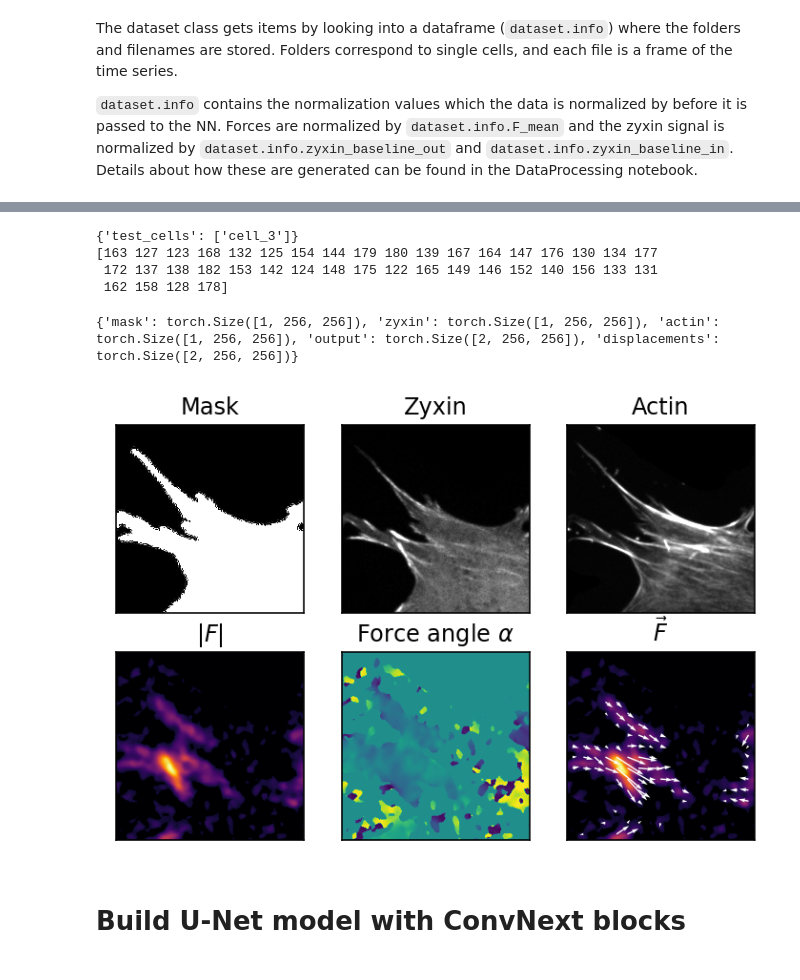
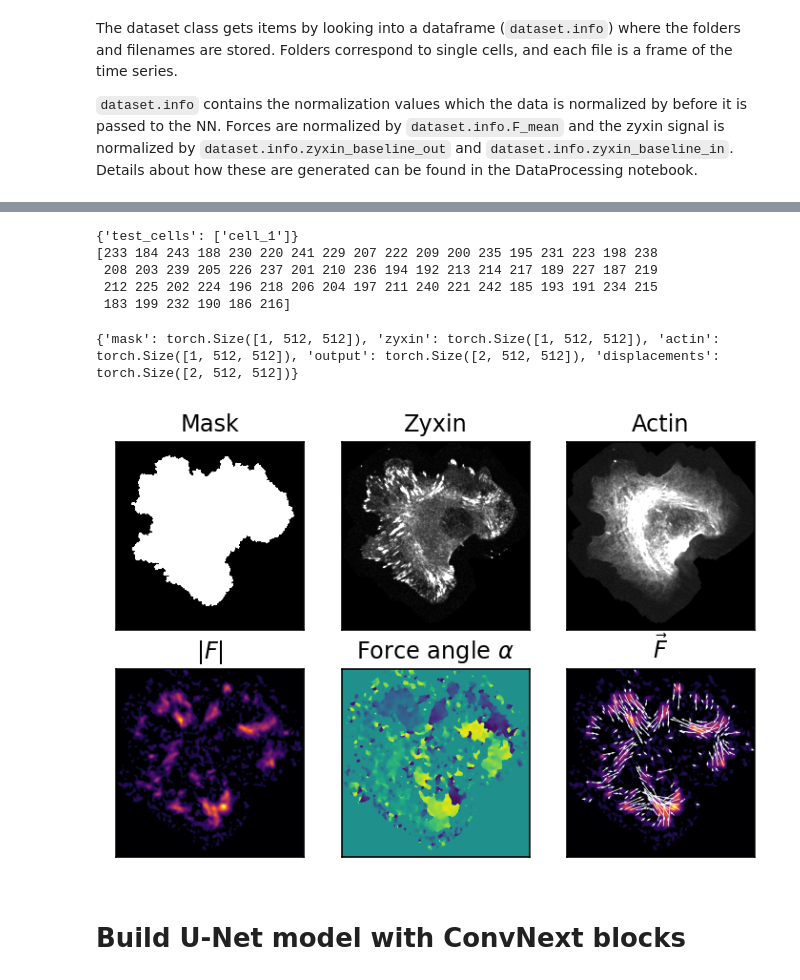
Before and after one commit to schmittms/cell_force_prediction, a Jupyter notebook: train_unet.ipynb, the cells around one changed output, grey strips where cells are left out. Cells and saved outputs as stored; diff of their text form; code cells hidden in the pictures.

```diff
--- a/train_unet.ipynb
+++ b/train_unet.ipynb
@@ -44,12 +41,12 @@ pin_memory = True if torch.cuda.is_available() else False
 
 # Dataset
 directory  = './data/ZyxAct_16kPa_small/'
-test_cells = 'cell_3'
+test_cells = 'cell_1'
 
 
 in_channels  = [[6],[7]] # Example: [[4], [4,6], [4,6,7]]. Channel 4 is mask, 6 is zyxin, 7 is other protein (here actin)
 out_channels = (2,3)
-transform_kwargs = {'crop_size': 256,
+transform_kwargs = {'crop_size': 512,
                     'output_channels': out_channels,
                     'vector_components': [out_channels, (0,1)],
                     'magnitude_only': False,
@@ -65,7 +62,7 @@ dataset_kwargs = {
                     'in_channels': in_channels,
                     'out_channels': out_channels,
                     'transform_kwargs': transform_kwargs,
-                    'frames_to_keep': 200,
+                    'frames_to_keep': 256,
                     'input_baseline_normalization': 'outside_inside', # Comment on what these do
                     'output_baseline_normalization': 'mean_dataset',
                     'remake_dataset_csv': True,
@@ -104,44 +101,45 @@ df.head(10)
 print(dataset.test_cells)
 print(dataset.test_indices)
 # %% [output]
-{'test_cells': ['cell_3']}
-[163 127 123 168 132 125 154 144 179 180 139 167 164 147 176 130 134 177
- 172 137 138 182 153 142 124 148 175 122 165 149 146 152 140 156 133 131
- 162 158 128 178]
+{'test_cells': ['cell_1']}
+[233 184 243 188 230 220 241 229 207 222 209 200 235 195 231 223 198 238
+ 208 203 239 205 226 237 201 210 236 194 192 213 214 217 189 227 187 219
+ 212 225 202 224 196 218 206 204 197 211 240 221 242 185 193 191 234 215
+ 183 199 232 190 186 216]
 # %%
 fig,ax=plt.subplots(2,3,figsize=(2*3, 2*2), dpi=144)
 
-cell = 'cell_0'
-frame = 14
+cell = 'cell_1'
+frame = 5
 
 idx = dataset.info.index[(dataset.info.folder==cell)&(dataset.info.frame==frame)].tolist()[0] # Get index in dataframe that contains the right cell and frame.
 
 sample = dataset[idx] # get item
 
 print({key: sample[key].shape for key in sample.keys()})
 
 
 ax[0][0].set_title('Mask')
 ax[0][0].imshow(sample['mask'].squeeze(), origin='lower', cmap='gray', vmax=1, vmin=0)
 ax[0][1].set_title('Zyxin')
 ax[0][1].imshow(sample['zyxin'].squeeze(), origin='lower', cmap='gray', vmax=3, vmin=0)
 ax[0][2].set_title('Actin')
 ax[0][2].imshow(sample['actin'].squeeze(), origin='lower', cmap='gray', vmax=10, vmin=0)
 
 ax[1][0].set_title('$|F|$')
 ax[1][0].imshow(sample['output'].squeeze()[0], origin='lower', cmap='inferno')
 ax[1][1].set_title('Force angle $\\alpha$')
 ax[1][1].imshow(sample['output'].squeeze()[1], origin='lower', vmax=np.pi, vmin=-np.pi)
 ax[1][2].set_title('$\\vec{F}$')
 ax[1][2].imshow(sample['output'].squeeze()[0], origin='lower', cmap='inferno')
 ax[1][2].quiver(*nb_utils.make_vector_field(*sample['output'].squeeze(), downsample=15, threshold=0.4, angmag=True), color='w', scale=20)
 
 for a in ax.flat:
     a.set_xticks([])
     a.set_yticks([])
 # %% [output]
-{'mask': torch.Size([1, 256, 256]), 'zyxin': torch.Size([1, 256, 256]), 'actin': torch.Size([1, 256, 256]), 'output': torch.Size([2, 256, 256]), 'displacements': torch.Size([2, 256, 256])}
+{'mask': torch.Size([1, 512, 512]), 'zyxin': torch.Size([1, 512, 512]), 'actin': torch.Size([1, 512, 512]), 'output': torch.Size([2, 512, 512]), 'displacements': torch.Size([2, 512, 512])}
-[figure, old version]
+[figure, new version]
 # %% [markdown]
 # Build U-Net model with ConvNext blocks
 # %%
```
Also changed, not shown: parts of 7 cells of this notebook.
